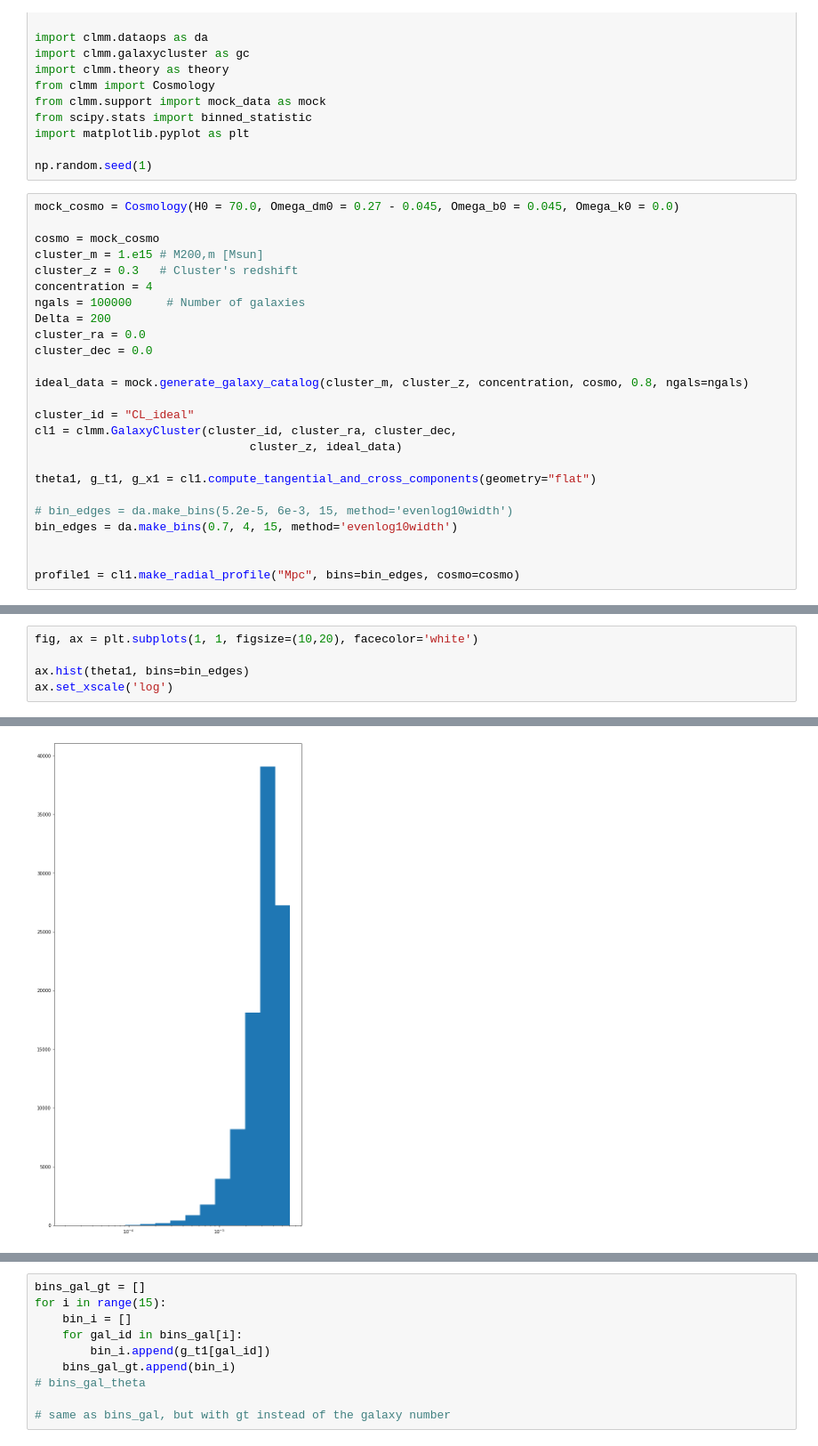
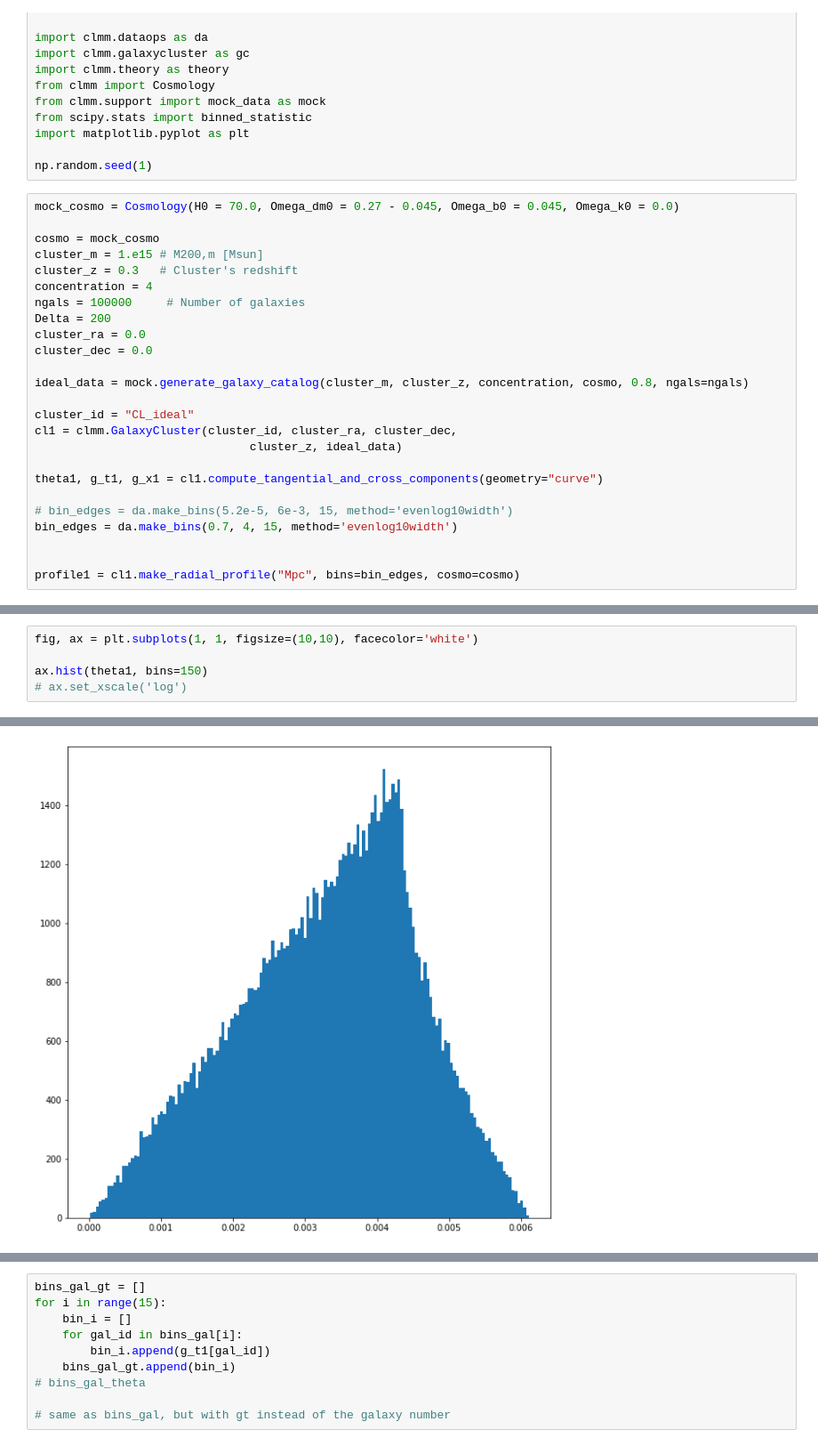
Before and after one commit to caioolivv/masters, a Jupyter notebook: CLMM Regressogram/CLMM_test.ipynb, the cells around one changed output, grey strips where cells are left out. Shown at 89% size. Cells and saved outputs as stored; diff of their text form.

Commit message:
Found the reason for weird distributions for theta and gt

```diff
--- a/CLMM Regressogram/CLMM_test.ipynb
+++ b/CLMM Regressogram/CLMM_test.ipynb
@@ -65,7 +65,7 @@ cluster_id = "CL_ideal"
 cl1 = clmm.GalaxyCluster(cluster_id, cluster_ra, cluster_dec,
                                cluster_z, ideal_data)
 
-theta1, g_t1, g_x1 = cl1.compute_tangential_and_cross_components(geometry="flat")
+theta1, g_t1, g_x1 = cl1.compute_tangential_and_cross_components(geometry="curve")
 
 # bin_edges = da.make_bins(5.2e-5, 6e-3, 15, method='evenlog10width')
 bin_edges = da.make_bins(0.7, 4, 15, method='evenlog10width')
@@ -103,6 +109,6 @@ array([12, 13, 15, ..., 13, 14, 15])
 # %%
-fig, ax = plt.subplots(1, 1, figsize=(10,20), facecolor='white')
+fig, ax = plt.subplots(1, 1, figsize=(10,10), facecolor='white')
 
-ax.hist(theta1, bins=bin_edges)
-ax.set_xscale('log')
+ax.hist(theta1, bins=150)
+# ax.set_xscale('log')
 # %% [output]
@@ -109,4 +132,4 @@ ax.set_xscale('log')
-[figure, old version]
+[figure, new version]
 # %%
 bins_gal = []
 for i in range(15):
```
Also changed, not shown: parts of 7 cells of this notebook.
